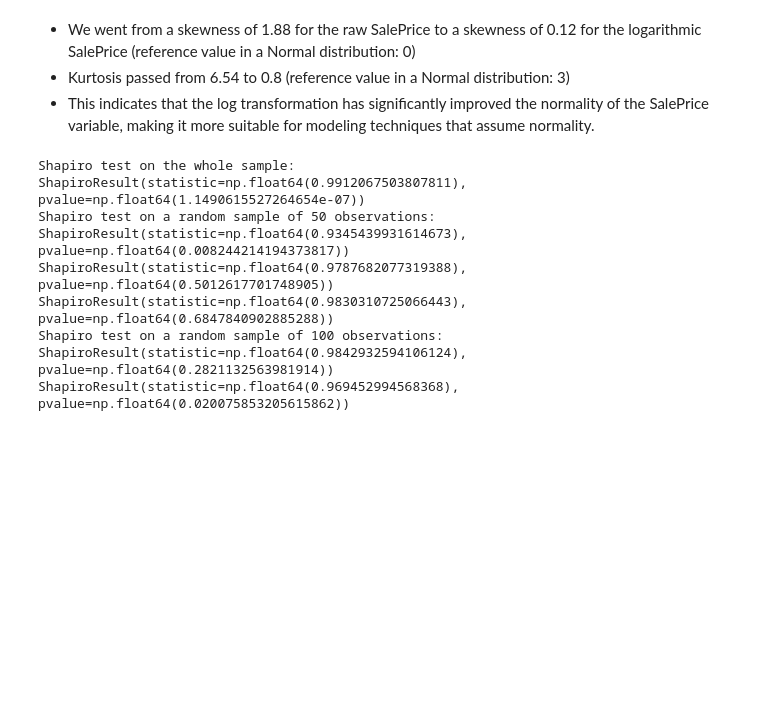
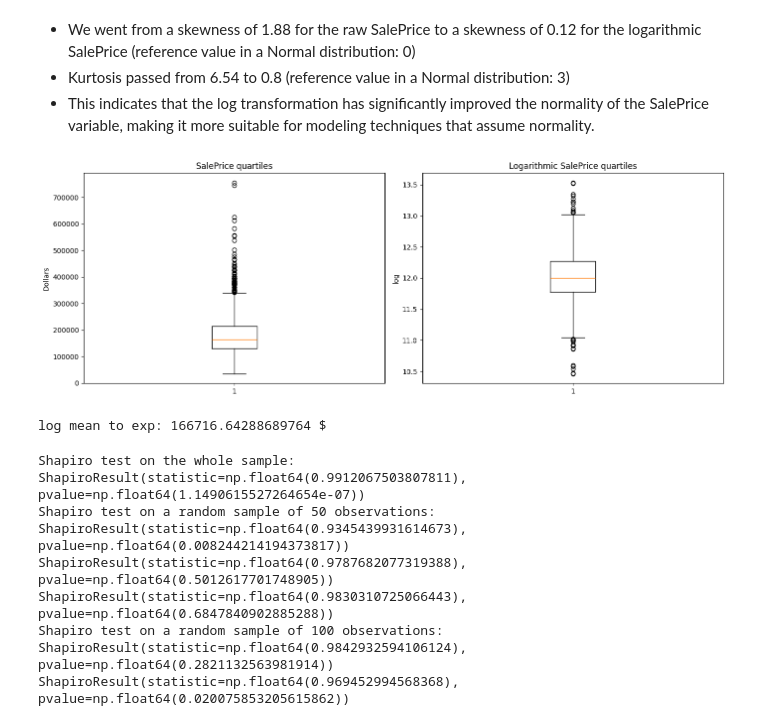
Before and after one commit to cpalescan/cstat, a Jupyter notebook: project_MAIN.ipynb, the cells around one changed output. Cells and saved outputs as stored; diff of their text form; code cells hidden in the pictures; blank space fills up the shorter version.

Commit message:
boxplots exp vs log prices

```diff
--- a/project_MAIN.ipynb
+++ b/project_MAIN.ipynb
@@ -190,6 +190,26 @@ Kurtosis: 0.810
 - We went from a skewness of 1.88 for the raw SalePrice to a skewness of 0.12 for the logarithmic SalePrice (reference value in a Normal distribution: 0)
 - Kurtosis passed from 6.54 to 0.8 (reference value in a Normal distribution: 3)
 - This indicates that the log transformation has significantly improved the normality of the SalePrice variable, making it more suitable for modeling techniques that assume normality.
+# %%
+# Comparison of SalePrice and its logarithmic transformation
+fig, ax = plt.subplots(1, 2, figsize=(14, 5))
+
+ax[0].boxplot(train["SalePrice"])
+ax[0].set_title('SalePrice quartiles')
+ax[0].set_ylabel('Dollars')
+
+ax[1].boxplot(train["SalePrice_log"])
+ax[1].set_title('Logarithmic SalePrice quartiles')
+ax[1].set_ylabel('log')
+
+plt.tight_layout()
+plt.show()
+# %% [output]
+[figure, added]
+# %%
+print(f"log mean to exp: {np.exp(mean_sales_price)} $")
+# %% [output]
+log mean to exp: 166716.64288689764 $
 # %%
 print("Shapiro test on the whole sample:")
 print(stats.shapiro(sales_price))
```
Also changed, not shown: 1 other file.
